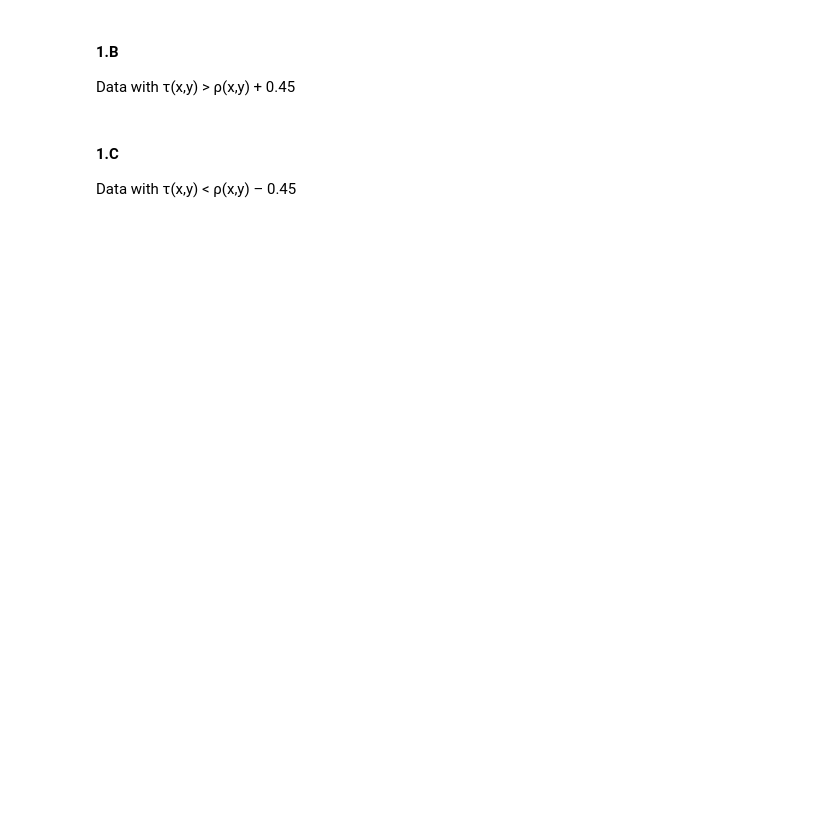
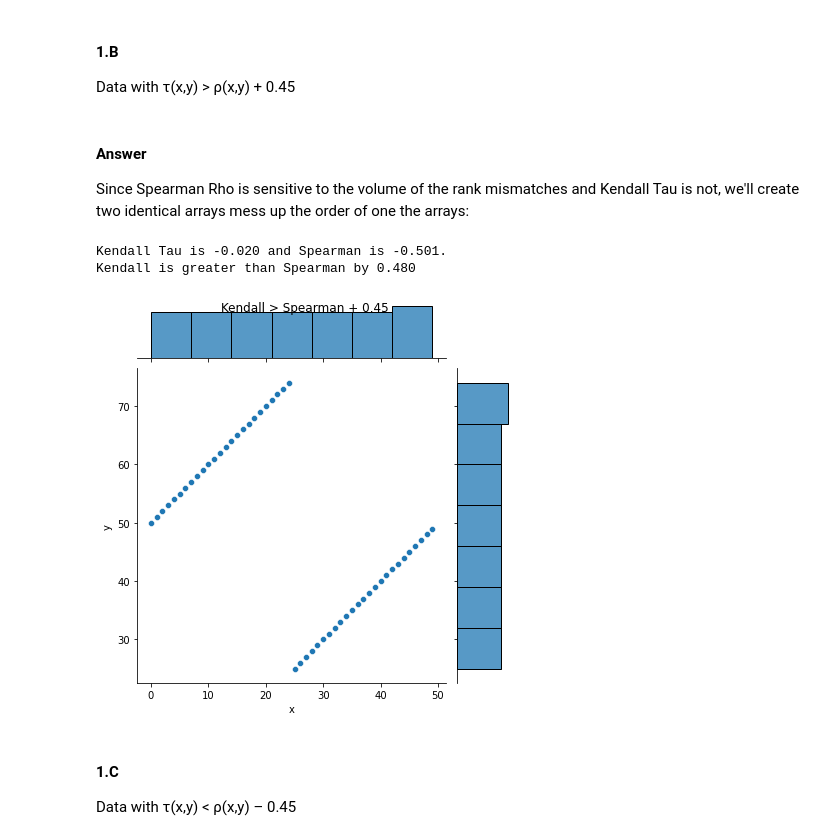
Before and after one commit to EyalMichaeli/IDC_masters, a Jupyter notebook: SnDA/HW3/HW3.ipynb, the cells around one changed output. Drawn from its saved outputs; the diff is of its cells as text; code cells hidden in the pictures; blank space fills up the shorter version.

```diff
--- a/SnDA/HW3/HW3.ipynb
+++ b/SnDA/HW3/HW3.ipynb
@@ -28,6 +62,28 @@ Data in which  $Pearson(x,y) < -0.9$ but where $n-1$ points can be selected so t
 # %% [markdown]
 #### 1.B
 Data with τ(x,y) > ρ(x,y) + 0.45
+# %% [markdown]
+#### Answer
+
+Since Spearman Rho is sensitive to the volume of the rank mismatches and Kendall Tau is not, we'll create two identical arrays mess up the order of one the arrays:
+# %%
+x = np.arange(0,50)
+y = x*1
+y[:25] = x[:25] + 50
+df = pd.DataFrame([x,y]).T
+df.columns=['x','y']
+df['x_rank'] = df['x'].rank()
+df['y_rank'] = df['y'].rank()
+df['rank_diff'] = abs(df['x_rank'] - df['y_rank'])
+kendall = df.corr(method='kendall').loc['x'].iloc[1]
+spearman = df.corr(method='spearman').loc['x'].iloc[1]
+sns.jointplot(x=df['x'], y=df['y'])
+plt.suptitle('Kendall > Spearman + 0.45')
+print(f'Kendall Tau is {kendall:.3f} and Spearman is {spearman:.3f}. \nKendall is greater than Spearman by {(kendall - spearman):.3f}')
+# %% [output]
+Kendall Tau is -0.020 and Spearman is -0.501.
+Kendall is greater than Spearman by 0.480
+[figure, added]
 # %% [markdown]
 #### 1.C
 Data with τ(x,y) < ρ(x,y) – 0.45
```
Also changed, not shown: parts of 7 cells of this notebook.
